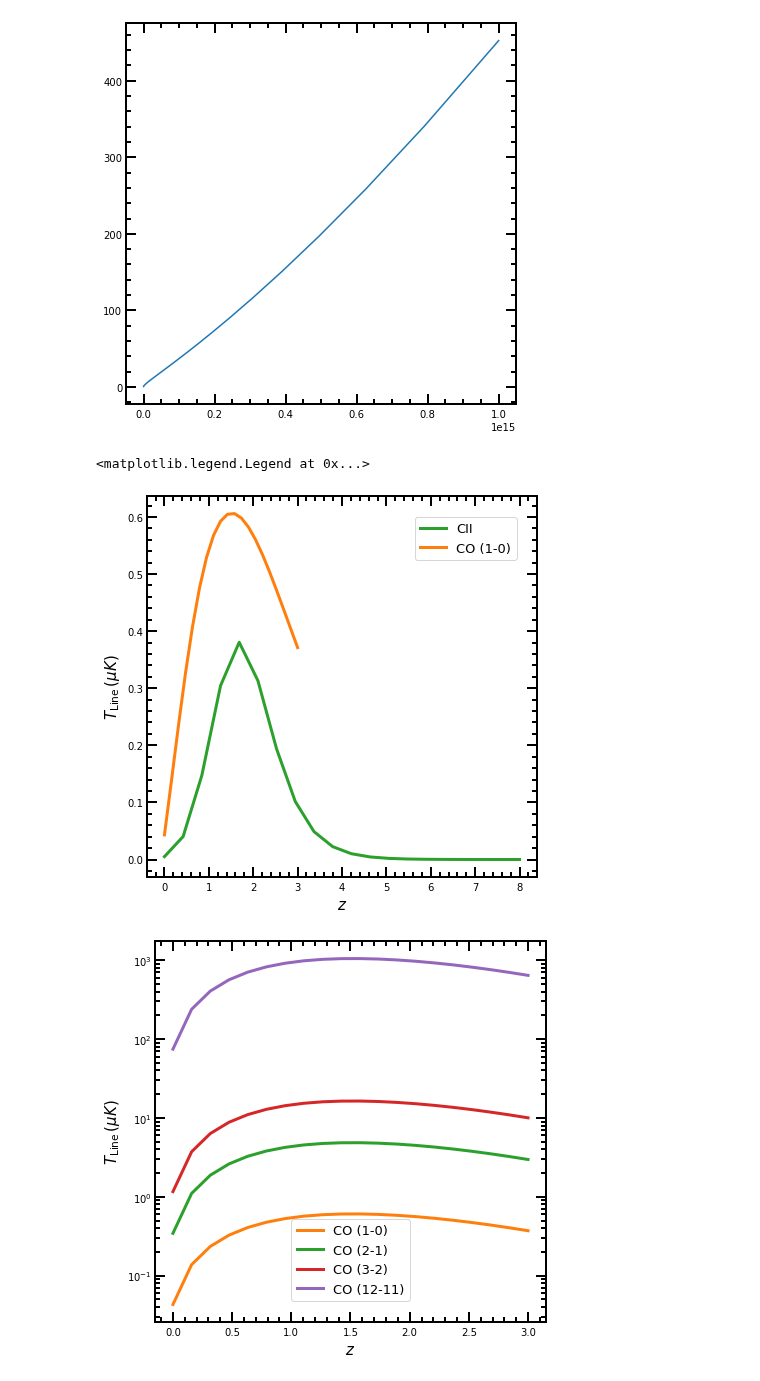
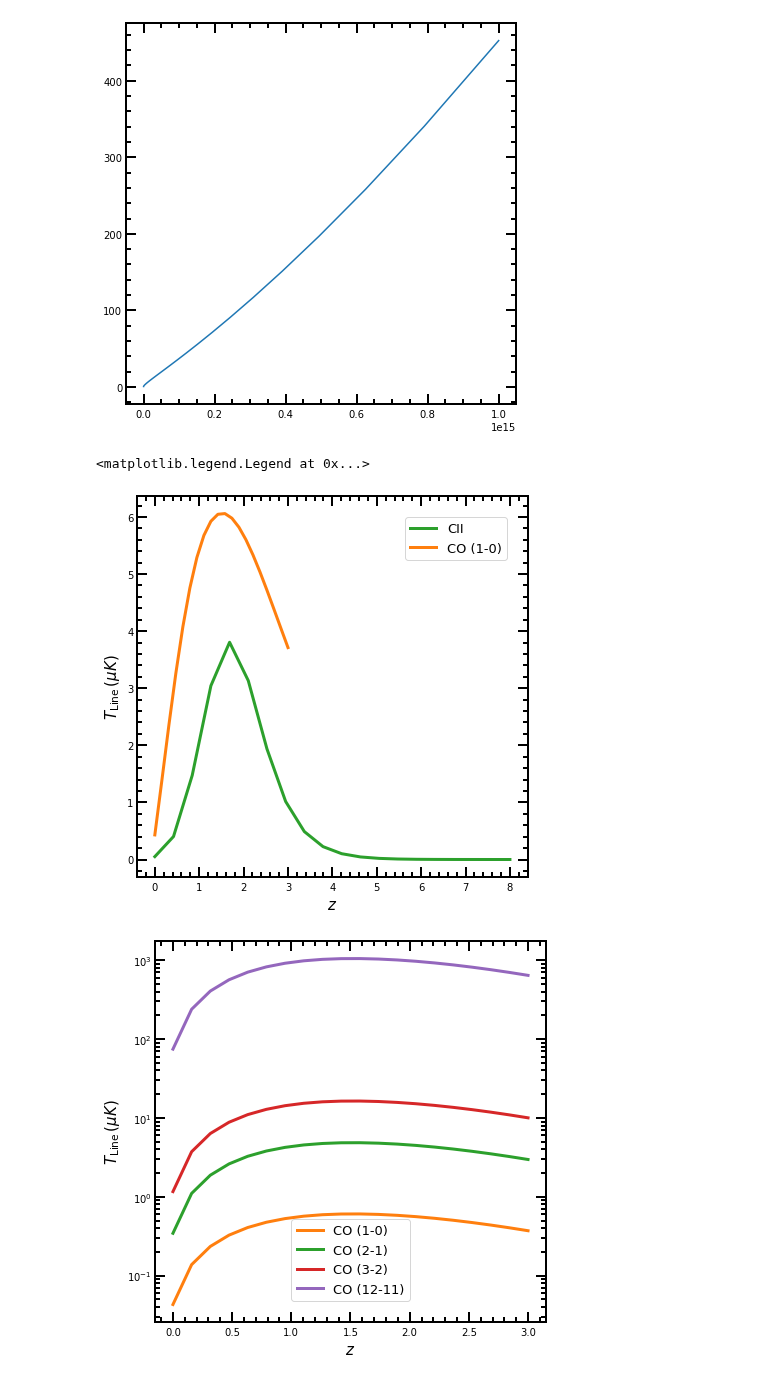
Before and after one commit to Anirbancosmo/Limpy, a Jupyter notebook: notebook/theory.ipynb, the cells around one changed output. Saved outputs shown, nothing was run; the diff lists cells and outputs as text; code cells hidden in the pictures.

```diff
--- a/notebook/theory.ipynb
+++ b/notebook/theory.ipynb
@@ -80,20 +80,23 @@ plt.plot(m,b)
 [<matplotlib.lines.Line2D at 0x...>]
 [figure]
 # %%
+z=np.linspace(0, 8, num=20)
+z_co=np.linspace(0, 3, num=20)
+
 # Plot T_line for CII and CO lines
-T_cii=[lt.T_line(zz,nu_rest_CII,line_name="CII",fduty=0.1)*1e6 for zz in z]
-T_co10=[lt.T_line(zz,nu_rest_CO10,line_name="CO10",fduty=0.1)*1e6 for zz in z_co]
+T_cii=[lt.T_line(zz,nu_rest_CII,line_name="CII",fduty=1)*1e6 for zz in z]
+T_co10=[lt.T_line(zz,nu_rest_CO10,line_name="CO10",fduty=1)*1e6 for zz in z_co]
 
 plt.plot(z, T_cii, lw=3.0, color='C2',label="CII")
 plt.plot(z_co, T_co10, lw=3.0, color='C1',label="CO (1-0)")
 
 #plt.yscale('log')
 plt.xlabel(r'$z$')
 plt.ylabel(r'$T_{\rm Line}\,(\mu K)$')
 plt.legend(loc=0)
 # %% [output]
 <matplotlib.legend.Legend at 0x...>
-[figure, old version]
+[figure, new version]
 # %%
 #CO lines
 T_co10=[lt.T_line(zz,nu_rest_CO10,line_name="CO10",fduty=0.1)*1e6 for zz in z_co]
```
Also changed, not shown: parts of 4 cells of this notebook, 5 other files.
